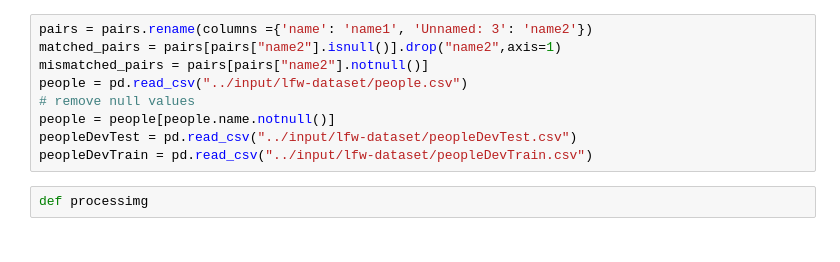
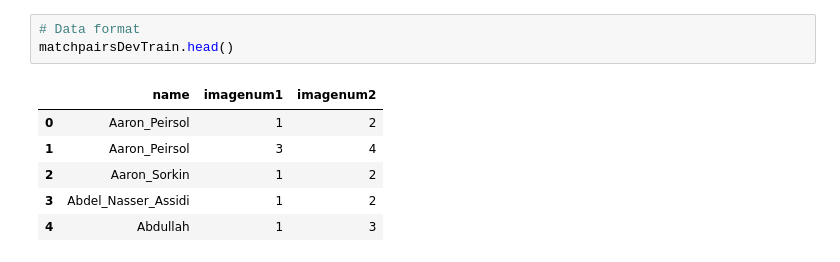
Before and after one commit to OussamaElhamdani/FaceSimNet, a Jupyter notebook: model.ipynb, the cells around one changed output. Saved outputs shown, nothing was run; the diff lists cells and outputs as text.

```diff
--- a/model.ipynb
+++ b/model.ipynb
@@ -61,11 +65,10 @@ dtype: int64
-# %%
-pairs = pairs.rename(columns ={'name': 'name1', 'Unnamed: 3': 'name2'})
-matched_pairs = pairs[pairs["name2"].isnull()].drop("name2",axis=1)
-mismatched_pairs = pairs[pairs["name2"].notnull()]
-people = pd.read_csv("../input/lfw-dataset/people.csv")
-# remove null values
-people = people[people.name.notnull()]
-peopleDevTest = pd.read_csv("../input/lfw-dataset/peopleDevTest.csv")
-peopleDevTrain = pd.read_csv("../input/lfw-dataset/peopleDevTrain.csv")
-# %%
-def processimg
+# %%
+# Data format
+matchpairsDevTrain.head()
+# %% [output]
+|  | name | imagenum1 | imagenum2 |
+| 0 | Aaron_Peirsol | 1 | 2 |
+| 1 | Aaron_Peirsol | 3 | 4 |
+| 2 | Aaron_Sorkin | 1 | 2 |
+| 3 | Abdel_Nasser_Assidi | 1 | 2 |
+| 4 | Abdullah | 1 | 3 |
```
Also changed, not shown: parts of 18 cells of this notebook.
